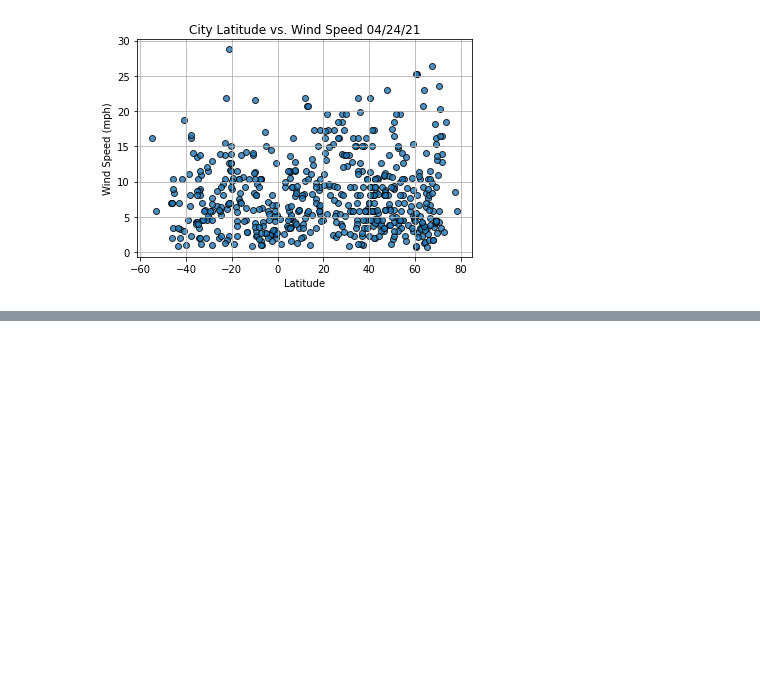
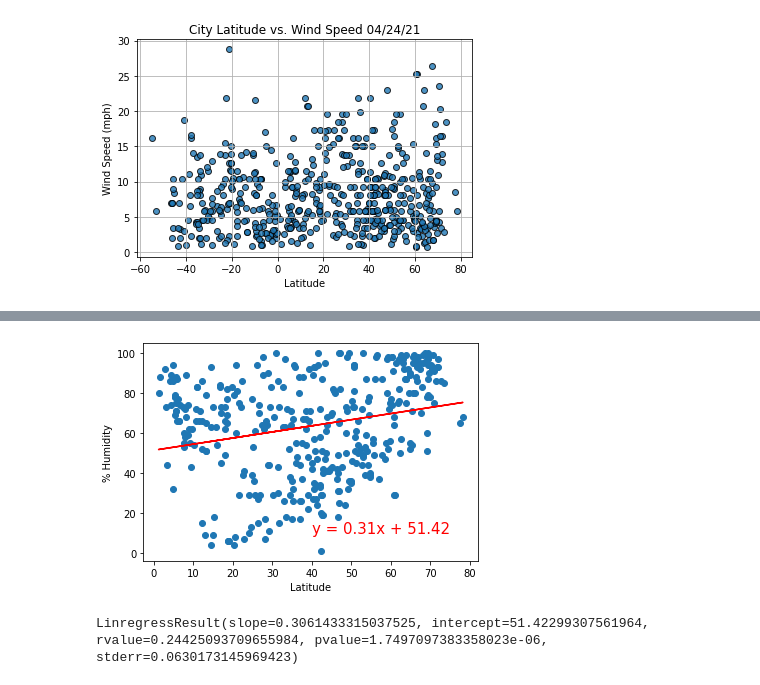
Before and after one commit to arelysrsd87/World_Weather_Analysis, a Jupyter notebook: WeatherPy.ipynb, the cells around one changed output, grey strips where cells are left out. Cells and saved outputs as stored; diff of their text form; code cells hidden in the pictures; blank space fills up the shorter version.

```diff
--- a/WeatherPy.ipynb
+++ b/WeatherPy.ipynb
@@ -245,0 +341,15 @@ plt.show()
+# %%
+# Linear regression on the Northern Hemisphere
+x_values = northern_hemi_df["Lat"]
+y_values = northern_hemi_df["Humidity"]
+# Call the function.
+plot_linear_regression(x_values, y_values,
+                       'Linear Regression on the Northern Hemisphere \
+                        for % Humidity', '% Humidity',(40,10))
+
+# Run regression on hemisphere weather data.
+(slope, intercept, r_value, p_value, std_err) = linregress(x_values, y_values)
+linregress(x_values, y_values)
+# %% [output]
+[figure, added]
+LinregressResult(slope=0.3061433315037525, intercept=51.42299307561964, rvalue=0.24425093709655984, pvalue=1.7497097383358023e-06, stderr=0.0630173145969423)
```
Also changed, not shown: parts of 12 cells of this notebook.
